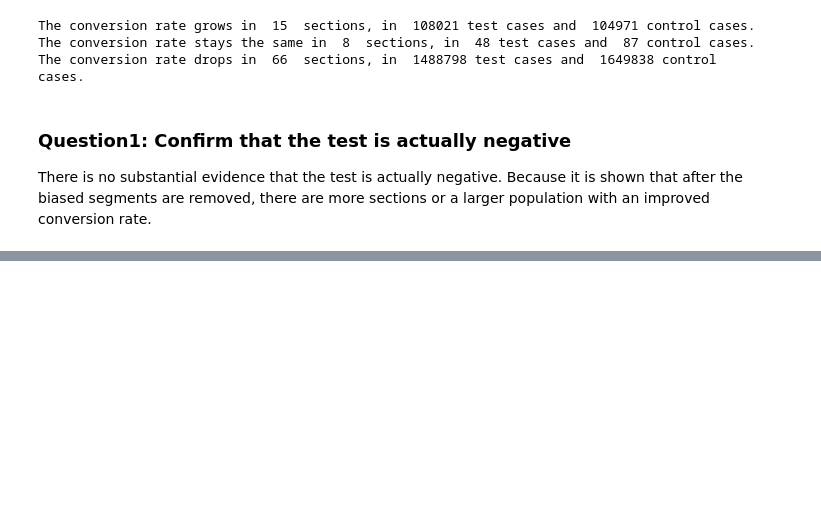
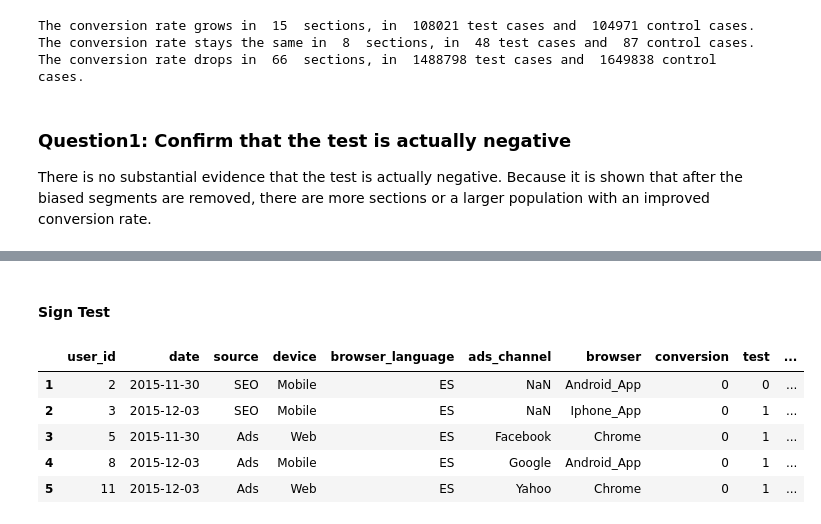
Before and after one commit to crazywiden/Leetcode_daily_submit, a Jupyter notebook: 20e/Spanish Translation.ipynb, the cells around one changed output, grey strips where cells are left out. Drawn from its saved outputs; the diff is of its cells as text; code cells hidden in the pictures; blank space fills up the shorter version.

```diff
--- a/20e/Spanish Translation.ipynb
+++ b/20e/Spanish Translation.ipynb
@@ -512,0 +528,3 @@ There is no substantial evidence that the test is actually negative. Because it
+# %%
+data2 = data[data['browser_language']=='ES']
+data2_nSAU = data2[~data2['country'].isin(['Spain','Argentina','Uruguay'])]
@@ -512,0 +646,11 @@ There is no substantial evidence that the test is actually negative. Because it
+# %% [markdown]
+#### Sign Test
+# %%
+data2.head()
+# %% [output]
+|  | user_id | date | source | device | browser_language | ads_channel | browser | conversion | test | ... |
+| 1 | 2 | 2015-11-30 | SEO | Mobile | ES | NaN | Android_App | 0 | 0 | ... |
+| 2 | 3 | 2015-12-03 | SEO | Mobile | ES | NaN | Iphone_App | 0 | 1 | ... |
+| 3 | 5 | 2015-11-30 | Ads | Web | ES | Facebook | Chrome | 0 | 1 | ... |
+| 4 | 8 | 2015-12-03 | Ads | Mobile | ES | Google | Android_App | 0 | 1 | ... |
+| 5 | 11 | 2015-12-03 | Ads | Web | ES | Yahoo | Chrome | 0 | 1 | ... |
```
Also changed, not shown: parts of 30 cells of this notebook.
